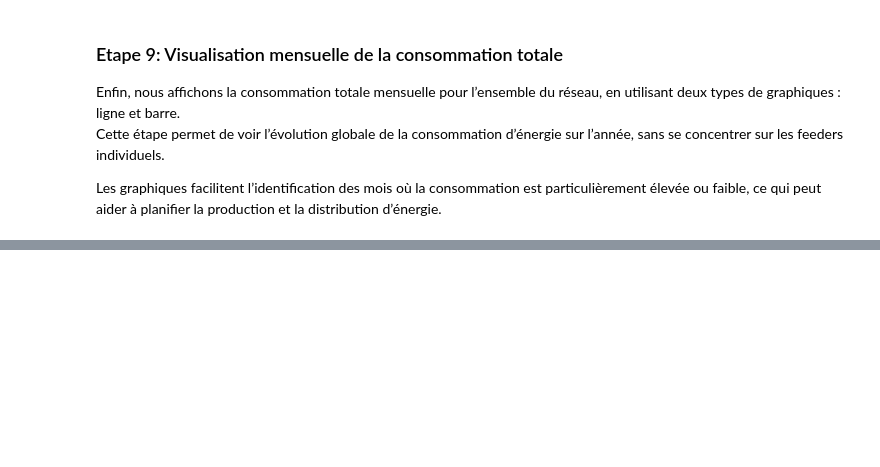
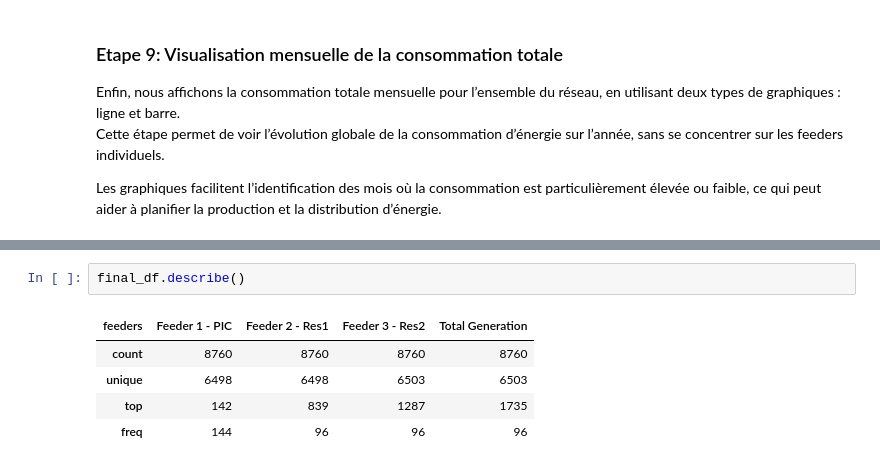
Before and after one commit to ralphy89/load_profile_generation, a Jupyter notebook: working_notebook.ipynb, the cells around one changed output, grey strips where cells are left out. Drawn from its saved outputs; the diff is of its cells as text; blank space fills up the shorter version.

```diff
--- a/working_notebook.ipynb
+++ b/working_notebook.ipynb
@@ -470,3 +466,11 @@ for _ in ["line", "bar"]:
 # %% [output]
 [figure]
 [figure]
+# %%
+final_df.describe()
+# %% [output]
+| feeders | Feeder 1 - PIC | Feeder 2 - Res1 | Feeder 3 - Res2 | Total Generation |
+| count | 8760 | 8760 | 8760 | 8760 |
+| unique | 6498 | 6498 | 6503 | 6503 |
+| top | 142 | 839 | 1287 | 1735 |
+| freq | 144 | 96 | 96 | 96 |
```
Also changed, not shown: parts of 2 cells of this notebook, 1 other file.
